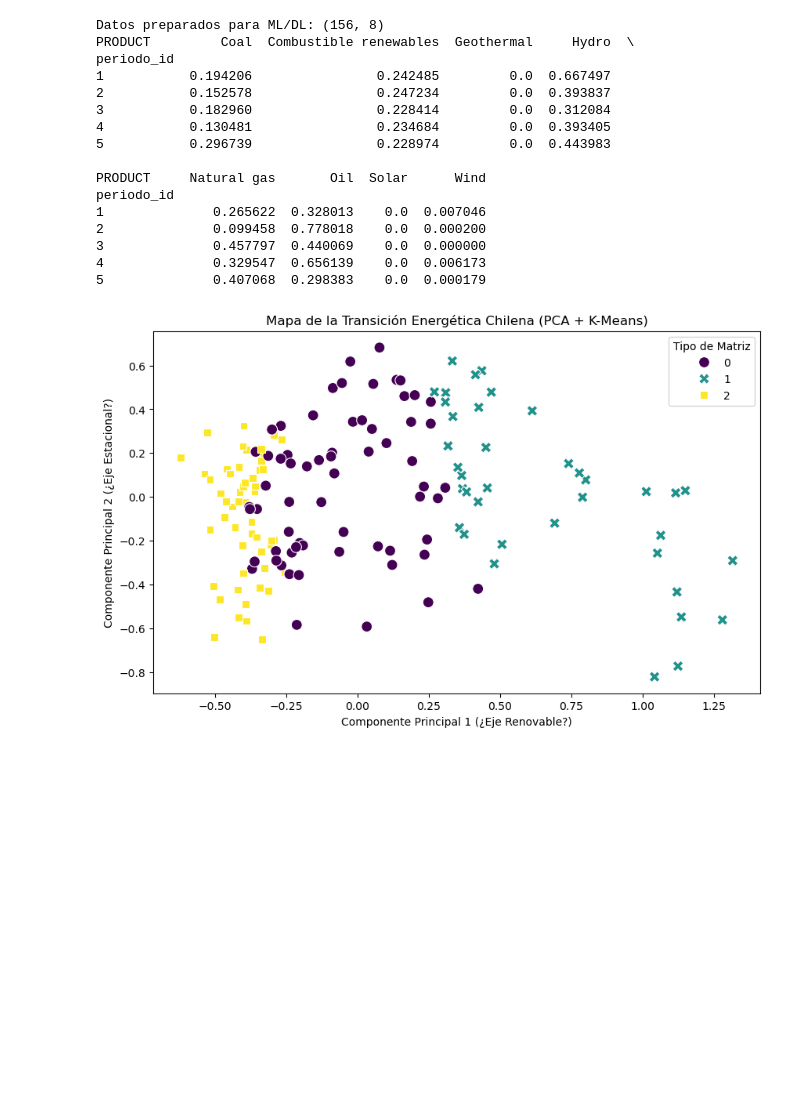
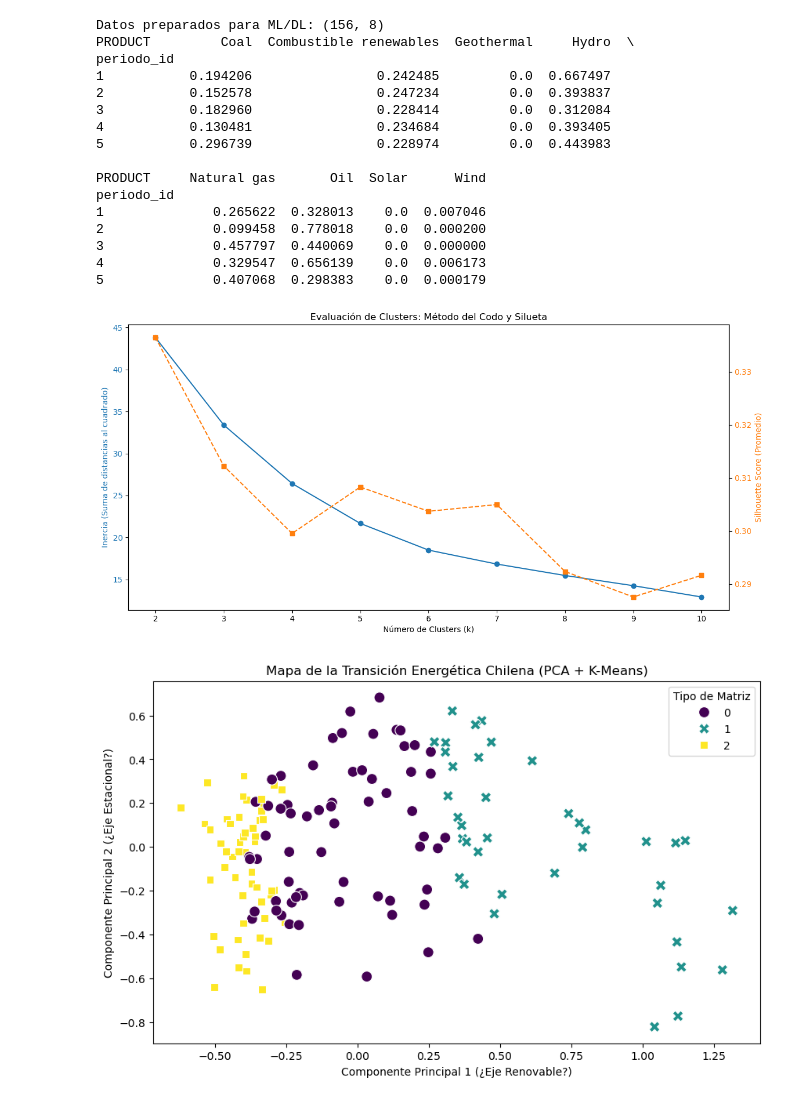
Before and after one commit to Chukao1/electricity-ia, a Jupyter notebook: notebooks/notebook.ipynb, the cells around one changed output. Cells and saved outputs as stored; diff of their text form; code cells hidden in the pictures; blank space fills up the shorter version.

```diff
--- a/notebooks/notebook.ipynb
+++ b/notebooks/notebook.ipynb
@@ -61,6 +63,8 @@ yearToDate                0
 previousYearToDate    17105
 share                     0
 dtype: int64
+# %%
+data.drop(columns=['DISPLAY_ORDER', 'previousYearToDate', 'CODE_TIME'], inplace=True)
 # %%
 def filter_products(df, product):
     if isinstance(product, str):
@@ -317,6 +317,47 @@ periodo_id
 3              0.457797  0.440069    0.0  0.000000
 4              0.329547  0.656139    0.0  0.006173
 5              0.407068  0.298383    0.0  0.000179
+# %%
+import matplotlib.pyplot as plt
+from sklearn.cluster import KMeans
+from sklearn.metrics import silhouette_score
+
+# Rango de clusters a probar (ej. de 2 a 10)
+k_range = range(2, 11)
+inertia_values = []
+silhouette_values = []
+
+for k in k_range:
+    kmeans = KMeans(n_clusters=k, random_state=42, n_init=10)
+    labels = kmeans.fit_predict(df_scaled)
+
+    # Guardar métricas
+    inertia_values.append(kmeans.inertia_) # Para método del codo
+    silhouette_values.append(silhouette_score(df_scaled, labels)) # Para silueta
+
+# Crear gráfico de doble eje
+fig, ax1 = plt.subplots(figsize=(12, 6))
+
+# Eje Y izquierdo: Inercia (Codo)
+color = 'tab:blue'
+ax1.set_xlabel('Número de Clusters (k)')
+ax1.set_ylabel('Inercia (Suma de distancias al cuadrado)', color=color)
+ax1.plot(k_range, inertia_values, marker='o', color=color, label='Inercia (Codo)')
+ax1.tick_params(axis='y', labelcolor=color)
+
+# Eje Y derecho: Silueta
+ax2 = ax1.twinx()
+color = 'tab:orange'
+ax2.set_ylabel('Silhouette Score (Promedio)', color=color)
+ax2.plot(k_range, silhouette_values, marker='s', linestyle='--', color=color, label='Silhouette Score')
+ax2.tick_params(axis='y', labelcolor=color)
+
+plt.title('Evaluación de Clusters: Método del Codo y Silueta')
+plt.grid(True, axis='x')
+fig.tight_layout()
+plt.show()
+# %% [output]
+[figure, added]
 # %%
 # 1. Clustering (K-Means)
 kmeans = KMeans(n_clusters=3, random_state=42)
```
Also changed, not shown: parts of 8 cells of this notebook, 5 other files.
